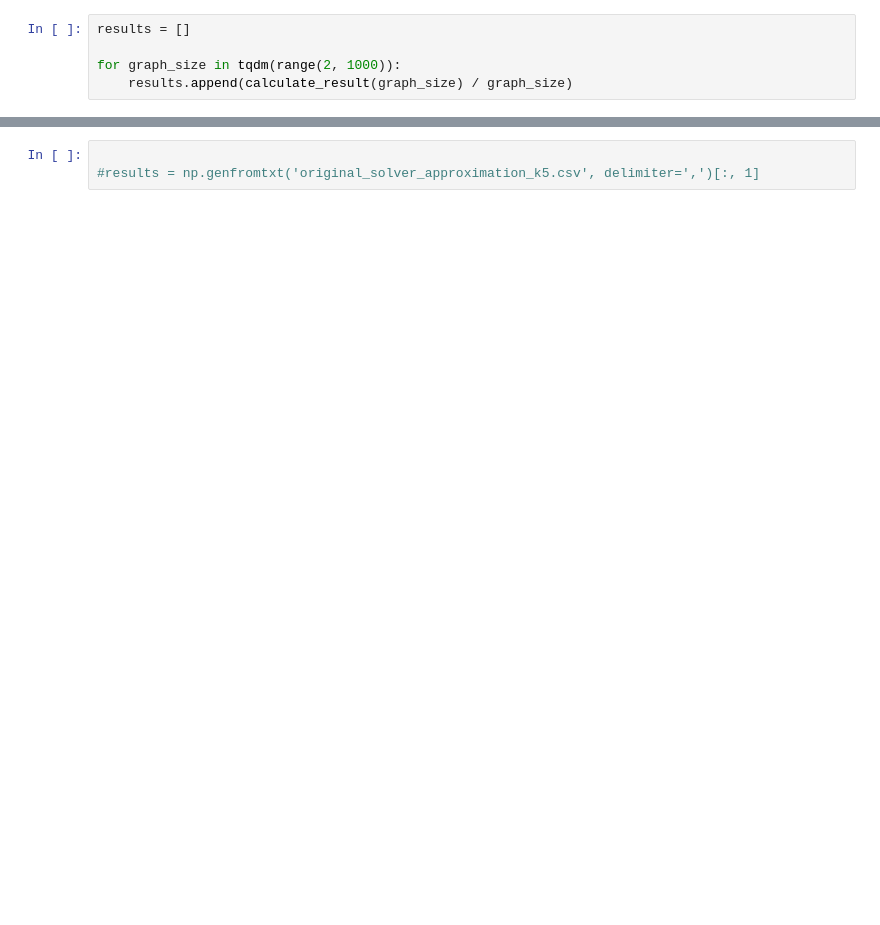
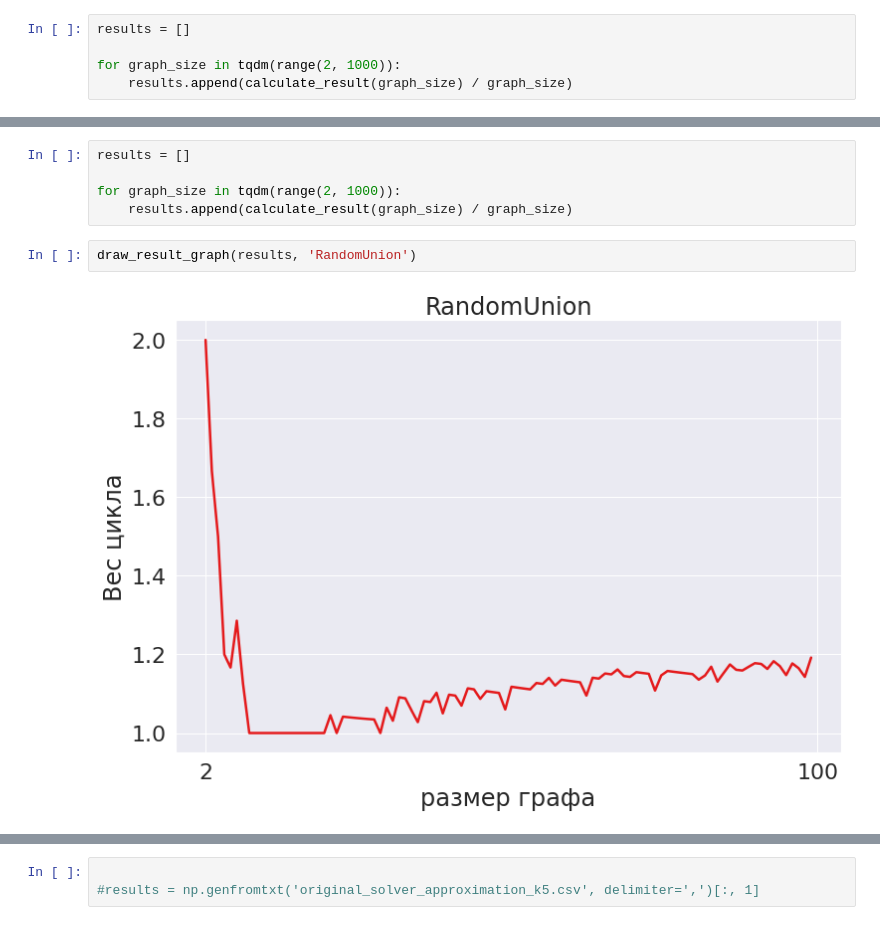
Before and after one commit to falseness/tsp, a Jupyter notebook: project.ipynb, the cells around one changed output, grey strips where cells are left out. Cells and saved outputs as stored; diff of their text form; blank space fills up the shorter version.

```diff
--- a/project.ipynb
+++ b/project.ipynb
@@ -53,0 +80,9 @@ plt.xlim((0, 100));
+# %%
+results = []
+
+for graph_size in tqdm(range(2, 1000)):
+    results.append(calculate_result(graph_size) / graph_size)
+# %%
+draw_result_graph(results, 'RandomUnion')
+# %% [output]
+[figure, added]
```
Also changed, not shown: parts of 12 cells of this notebook, 10 other files.
